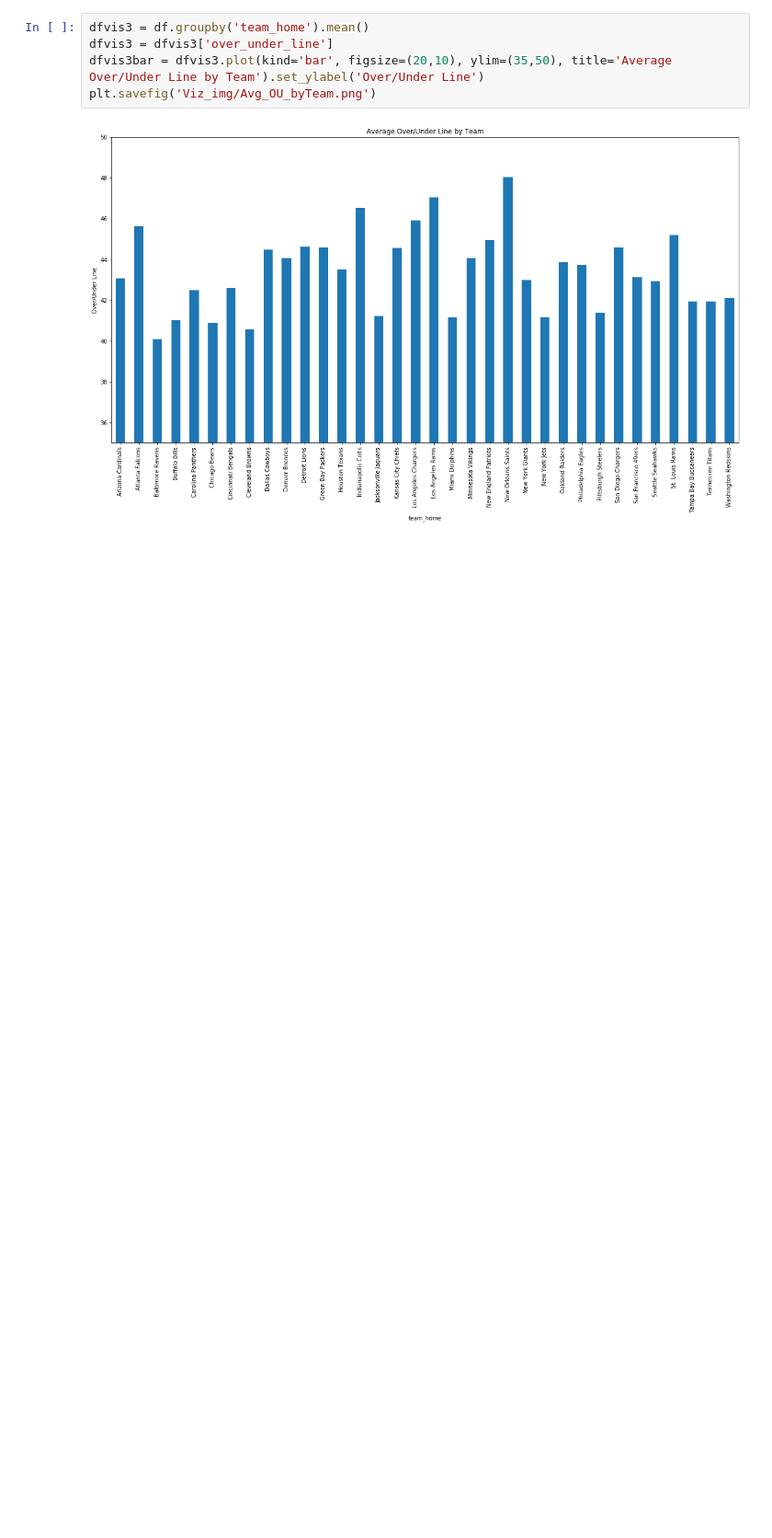
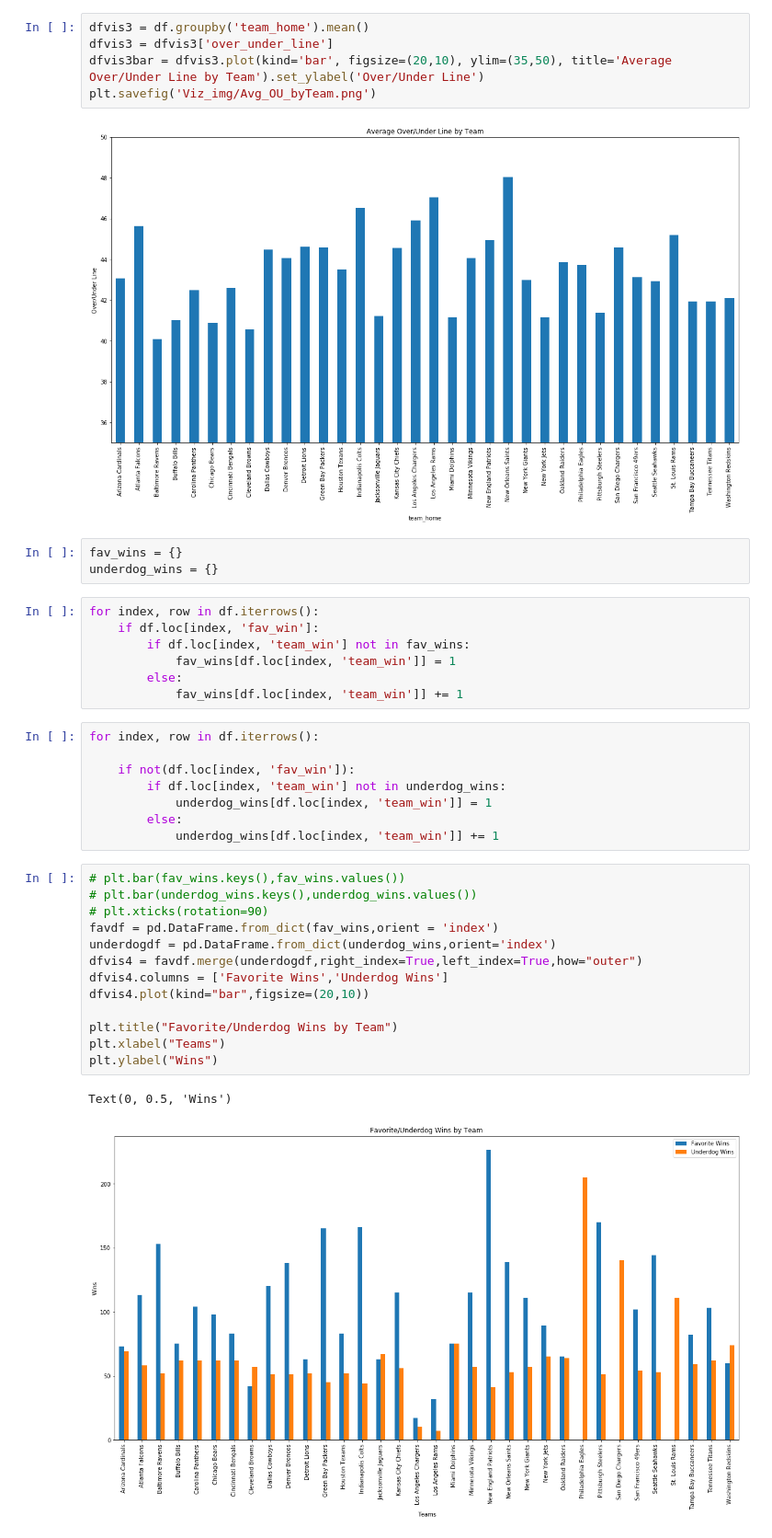
Before and after one commit to glandsly/sports-betting-analysis, a Jupyter notebook: Visualizations.ipynb, the cells around one changed output. Shown at 92% size. Saved outputs shown, nothing was run; the diff lists cells and outputs as text; blank space fills up the shorter version.

Commit message:
Added graph of Favorite/Underdog wins by team

```diff
--- a/Visualizations.ipynb
+++ b/Visualizations.ipynb
@@ -123,3 +123,37 @@ dfvis3bar = dfvis3.plot(kind='bar', figsize=(20,10), ylim=(35,50), title='Averag
 plt.savefig('Viz_img/Avg_OU_byTeam.png')
 # %% [output]
 [figure]
+# %%
+fav_wins = {}
+underdog_wins = {}
+# %%
+for index, row in df.iterrows():
+    if df.loc[index, 'fav_win']:
+        if df.loc[index, 'team_win'] not in fav_wins:
+            fav_wins[df.loc[index, 'team_win']] = 1
+        else:
+            fav_wins[df.loc[index, 'team_win']] += 1
+# %%
+for index, row in df.iterrows():
+
+    if not(df.loc[index, 'fav_win']):
+        if df.loc[index, 'team_win'] not in underdog_wins:
+            underdog_wins[df.loc[index, 'team_win']] = 1
+        else:
+            underdog_wins[df.loc[index, 'team_win']] += 1
+# %%
+# plt.bar(fav_wins.keys(),fav_wins.values())
+# plt.bar(underdog_wins.keys(),underdog_wins.values())
+# plt.xticks(rotation=90)
+favdf = pd.DataFrame.from_dict(fav_wins,orient = 'index')
+underdogdf = pd.DataFrame.from_dict(underdog_wins,orient='index')
+dfvis4 = favdf.merge(underdogdf,right_index=True,left_index=True,how="outer")
+dfvis4.columns = ['Favorite Wins','Underdog Wins']
+dfvis4.plot(kind="bar",figsize=(20,10))
+
+plt.title("Favorite/Underdog Wins by Team")
+plt.xlabel("Teams")
+plt.ylabel("Wins")
+# %% [output]
+Text(0, 0.5, 'Wins')
+[figure, added]
```
Also changed, not shown: 5 other files.
